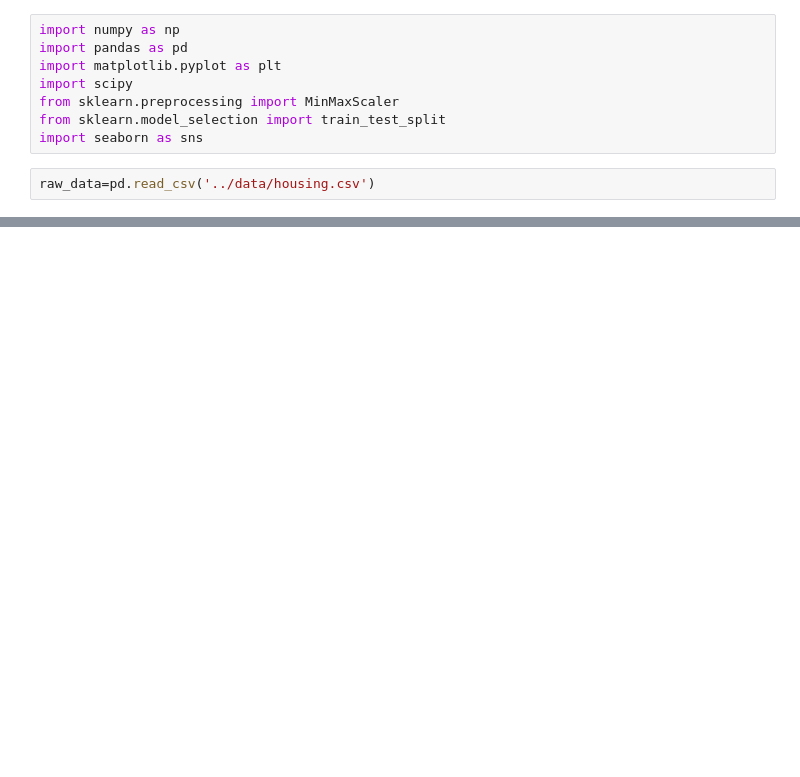
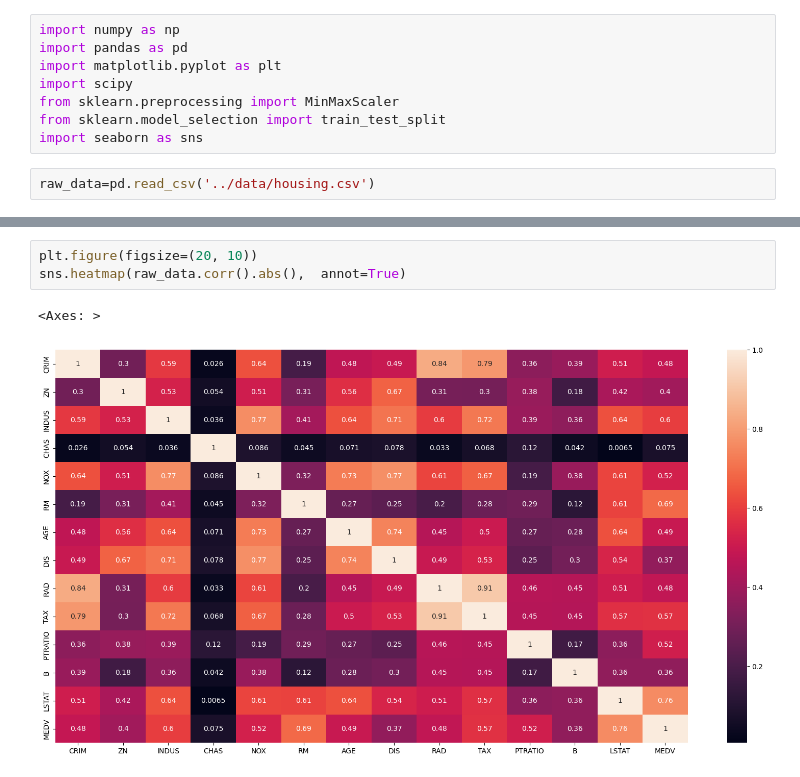
Before and after one commit to garlicnooodles/supervised-learning, a Jupyter notebook: housing/notebooks/EDA.ipynb, the cells around one changed output, grey strips where cells are left out. Cells and saved outputs as stored; diff of their text form; blank space fills up the shorter version.

```diff
--- a/housing/notebooks/EDA.ipynb
+++ b/housing/notebooks/EDA.ipynb
@@ -46,0 +68,6 @@ raw_data_scaled_minmax.to_csv('../data/raw_data.csv')
+# %%
+plt.figure(figsize=(20, 10))
+sns.heatmap(raw_data.corr().abs(),  annot=True)
+# %% [output]
+<Axes: >
+[figure, added]
```
Also changed, not shown: parts of 9 cells of this notebook, 1 other file.
